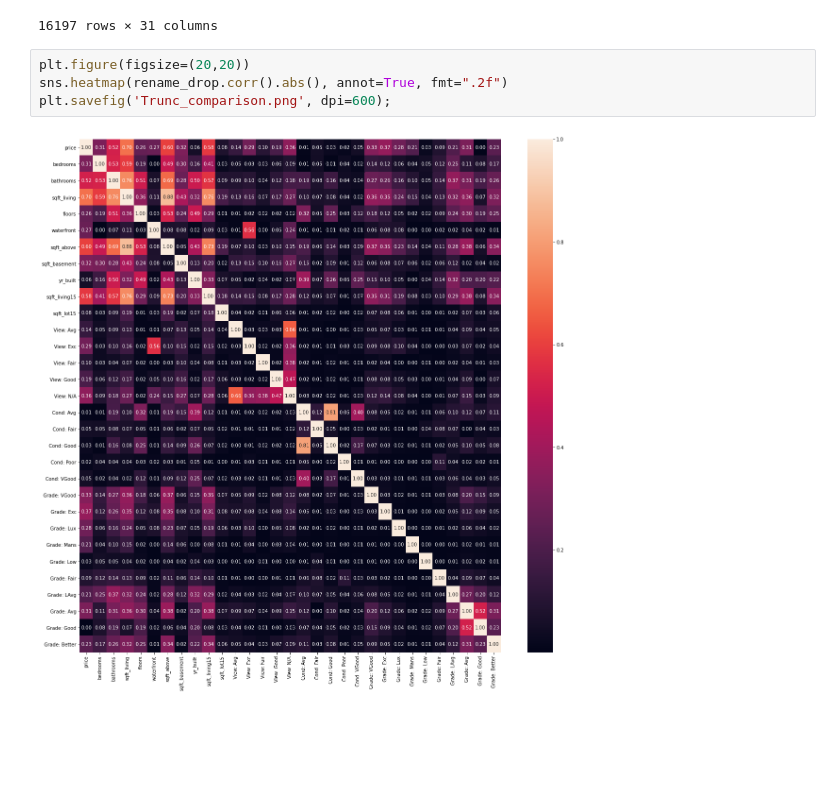
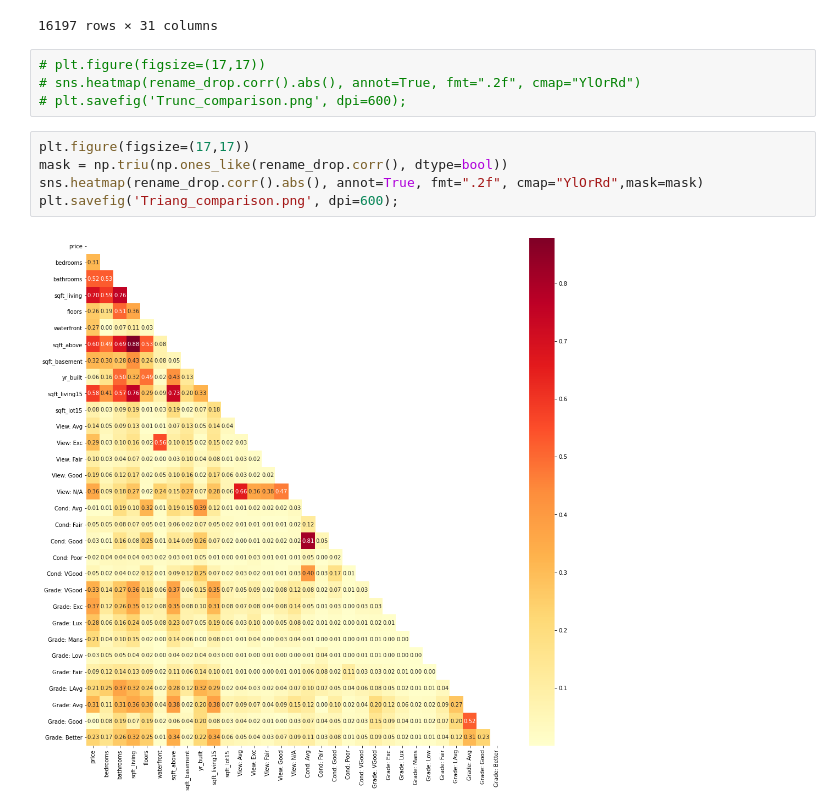
Before and after one commit to theobigdog/DS_083021_Phase2_Project, a Jupyter notebook: Ted_Anal.ipynb, the cells around one changed output. Cells and saved outputs as stored; diff of their text form; blank space fills up the shorter version.

Commit message:
Graphical updates

```diff
--- a/Ted_Anal.ipynb
+++ b/Ted_Anal.ipynb
@@ -1019,8 +1019,13 @@ rename_drop
 | 4041 | 704300.0 | 4 | 1.50 | 1790 | 1.5 | 0.0 | 1790 | 0.0 | 1928 | ... |
 16197 rows × 31 columns
 # %%
-plt.figure(figsize=(20,20))
-sns.heatmap(rename_drop.corr().abs(), annot=True, fmt=".2f")
-plt.savefig('Trunc_comparison.png', dpi=600);
+# plt.figure(figsize=(17,17))
+# sns.heatmap(rename_drop.corr().abs(), annot=True, fmt=".2f", cmap="YlOrRd")
+# plt.savefig('Trunc_comparison.png', dpi=600);
-# %% [output]
-[figure, removed]
+# %%
+plt.figure(figsize=(17,17))
+mask = np.triu(np.ones_like(rename_drop.corr(), dtype=bool))
+sns.heatmap(rename_drop.corr().abs(), annot=True, fmt=".2f", cmap="YlOrRd",mask=mask)
+plt.savefig('Triang_comparison.png', dpi=600);
+# %% [output]
+[figure, added]
```
Also changed, not shown: parts of 2 cells of this notebook.
